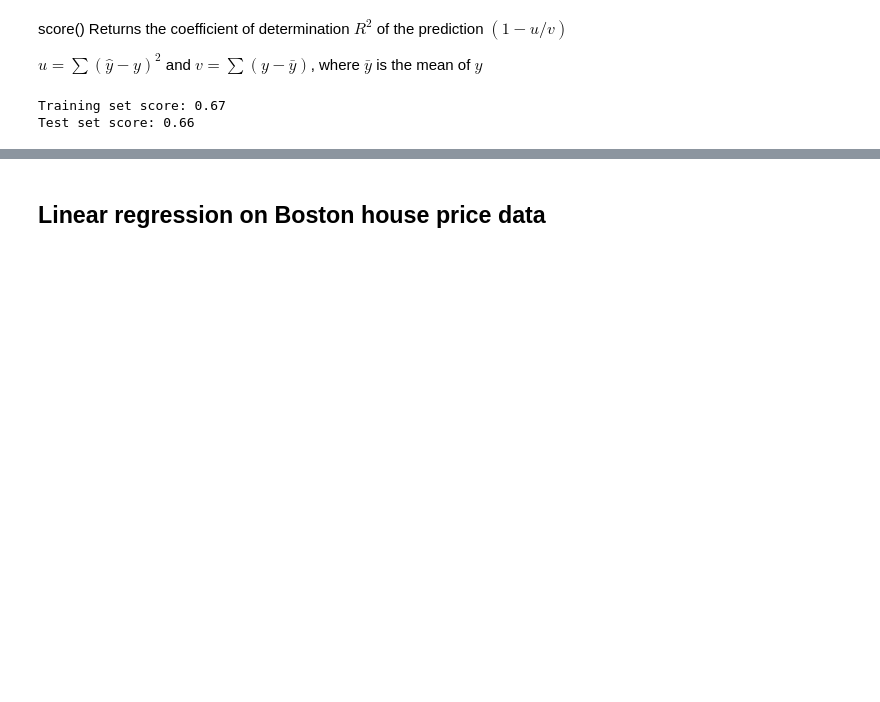
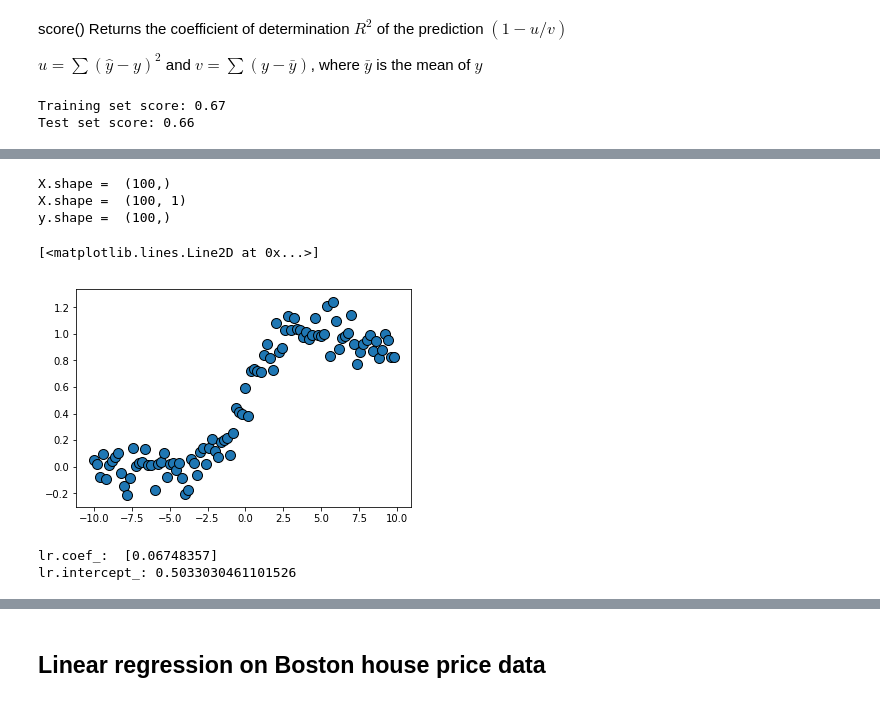
Before and after one commit to callee2006/MachineLearning, a Jupyter notebook: linear_regression_solution.ipynb, the cells around one changed output, grey strips where cells are left out. Cells and saved outputs as stored; diff of their text form; code cells hidden in the pictures; blank space fills up the shorter version.

```diff
--- a/linear_regression_solution.ipynb
+++ b/linear_regression_solution.ipynb
@@ -75,0 +133,22 @@ print("X = ", X)
+# %%
+# sigmoid(x) function
+def sigmoid(x):
+  return 1. / (1. + np.exp(-x))
+# %%
+# generate random data using sigmoid and Gaussian random numbers
+
+X = np.arange(-10., 10., 0.2)
+print("X.shape = ", X.shape)
+X = np.expand_dims(X, axis = 1)
+print("X.shape = ", X.shape)
+
+y = sigmoid(X[:, 0]) + np.random.normal(0, 0.1, size = [len(X)])
+print("y.shape = ", y.shape)
+
+mglearn.discrete_scatter(X[:, 0], y)
+# %% [output]
+X.shape =  (100,)
+X.shape =  (100, 1)
+y.shape =  (100,)
+[<matplotlib.lines.Line2D at 0x...>]
+[figure, added]
@@ -75,0 +158,13 @@ print("X = ", X)
+# %%
+# TO DO: import LinearRegression
+from sklearn.linear_model import LinearRegression
+
+# TO DO: regression (parameter estimation)
+lr = LinearRegression().fit(X_train, y_train)
+
+# TO DO: check coeeficients and intercept
+print("lr.coef_: ", lr.coef_)             # W
+print("lr.intercept_:", lr.intercept_)      # b
+# %% [output]
+lr.coef_:  [0.06748357]
+lr.intercept_: 0.5033030461101526
```
Also changed, not shown: parts of 13 cells of this notebook.
